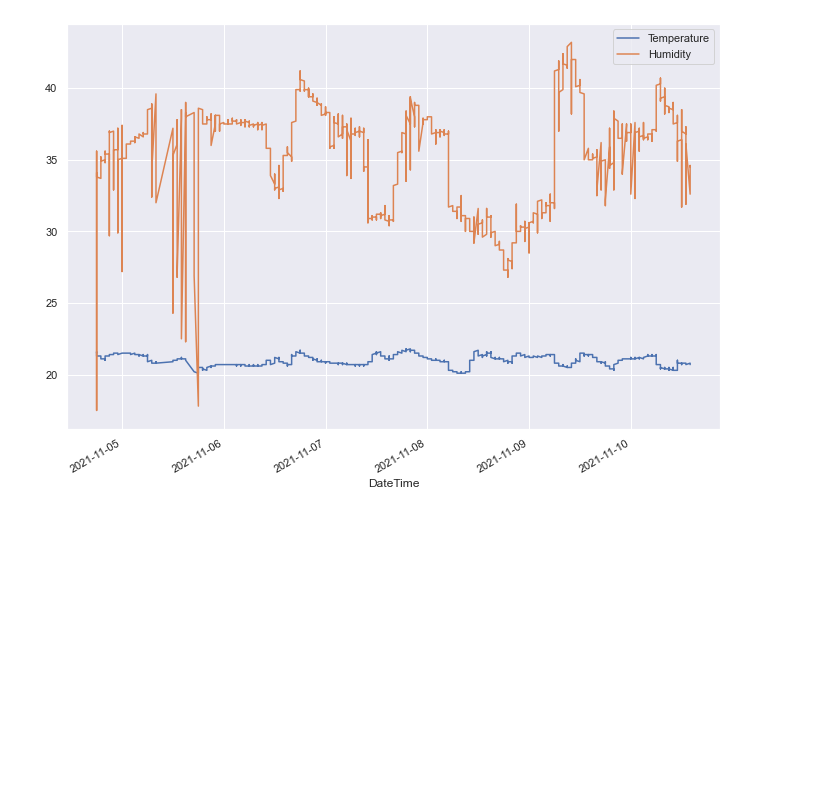
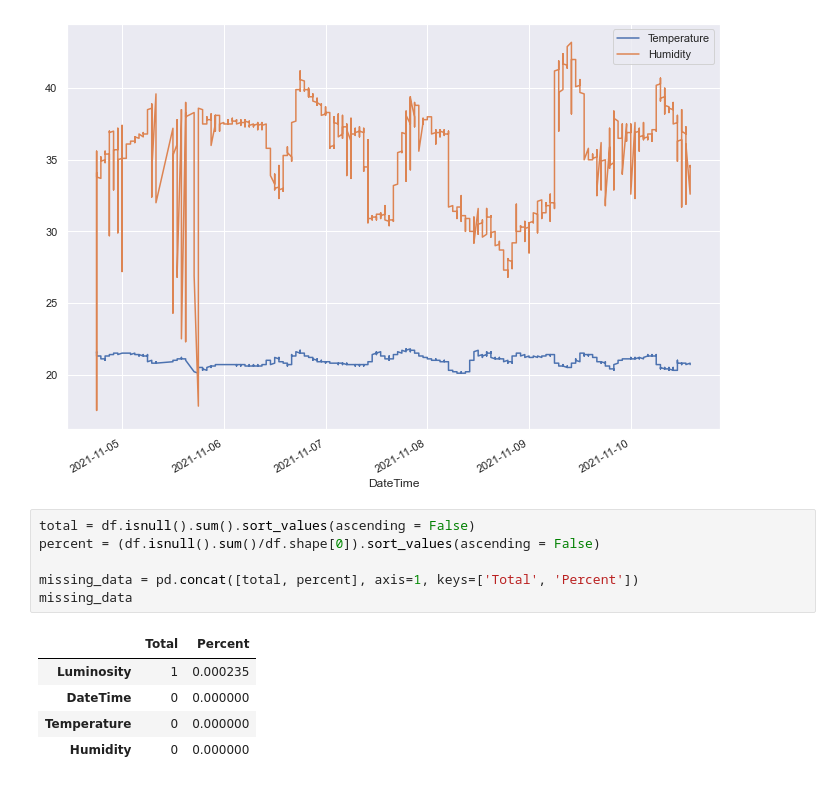
Before and after one commit to asc3ndr/ibe405-project, a Jupyter notebook: hardwareDataAnalytics/cleanData.ipynb, the cells around one changed output. Cells and saved outputs as stored; diff of their text form; blank space fills up the shorter version.

```diff
--- a/hardwareDataAnalytics/cleanData.ipynb
+++ b/hardwareDataAnalytics/cleanData.ipynb
@@ -160,3 +159,15 @@ df.plot(x="DateTime", y=["Temperature", "Humidity"], kind="line")
 # %% [output]
 <AxesSubplot:xlabel='DateTime'>
 [figure]
+# %%
+total = df.isnull().sum().sort_values(ascending = False)
+percent = (df.isnull().sum()/df.shape[0]).sort_values(ascending = False)
+
+missing_data = pd.concat([total, percent], axis=1, keys=['Total', 'Percent'])
+missing_data
+# %% [output]
+|  | Total | Percent |
+| Luminosity | 1 | 0.000235 |
+| DateTime | 0 | 0.000000 |
+| Temperature | 0 | 0.000000 |
+| Humidity | 0 | 0.000000 |
```
Also changed, not shown: parts of 8 cells of this notebook.
